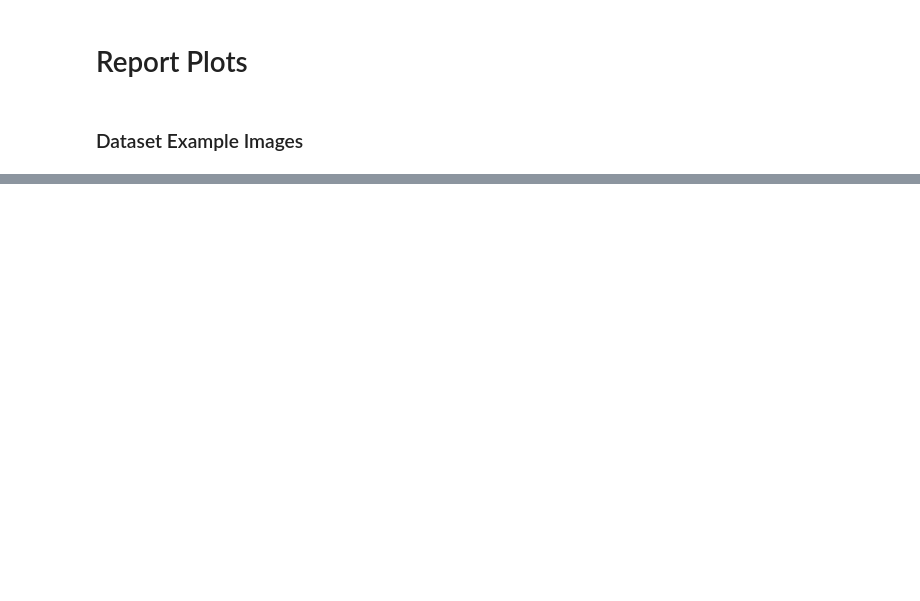
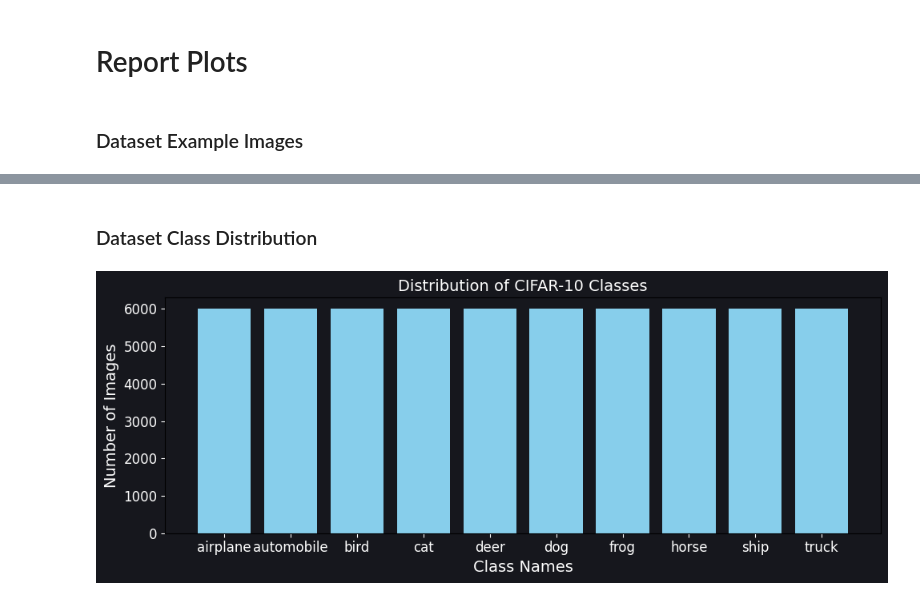
Before and after one commit to pbeles/Project-1-Group-3, a Jupyter notebook: plots/plots.ipynb, the cells around one changed output, grey strips where cells are left out. Drawn from its saved outputs; the diff is of its cells as text; code cells hidden in the pictures; blank space fills up the shorter version.

Commit message:
add class distribution plot

```diff
--- a/plots/plots.ipynb
+++ b/plots/plots.ipynb
@@ -29,0 +30,20 @@ plt.show()
+# %% [markdown]
+### Dataset Class Distribution
+# %%
+y_total = np.concatenate([y_train, y_test])
+
+class_counts = np.bincount(y_total.flatten())
+
+fig, ax = plt.subplots(figsize = (10, 4), facecolor = '#16171d')
+
+ax.bar(class_names, class_counts, color = 'skyblue')
+ax.set_xlabel('Class Names', fontsize = 14, color = 'white')
+ax.set_ylabel('Number of Images', fontsize = 14, color = 'white')
+ax.set_title('Distribution of CIFAR-10 Classes', fontsize = 14, color = 'white')
+ax.set_facecolor('#16171d')
+ax.tick_params(colors = 'white', labelsize = 12)
+
+plt.tight_layout()
+plt.show()
+# %% [output]
+[figure, added]
```
Also changed, not shown: parts of 1 cell of this notebook.
